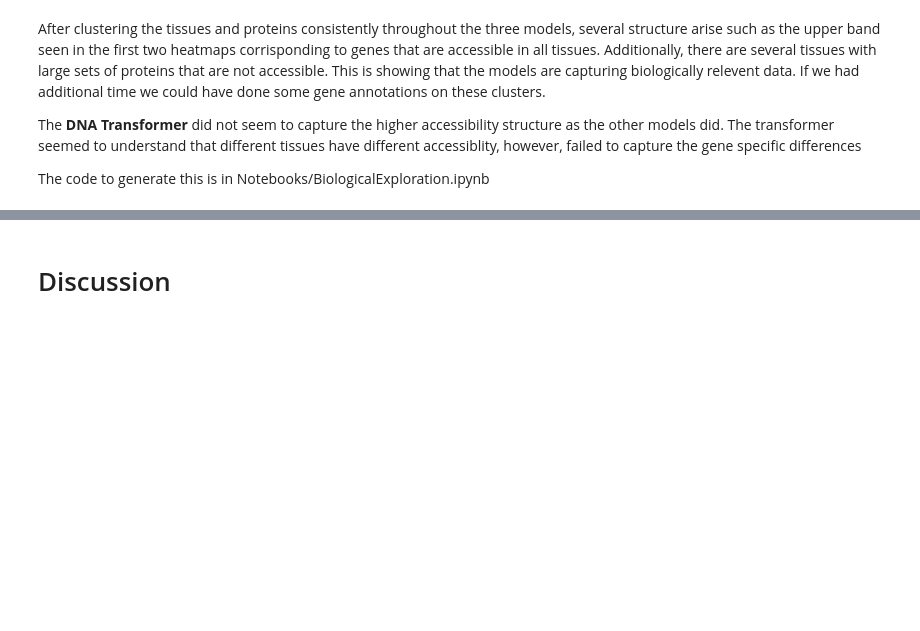
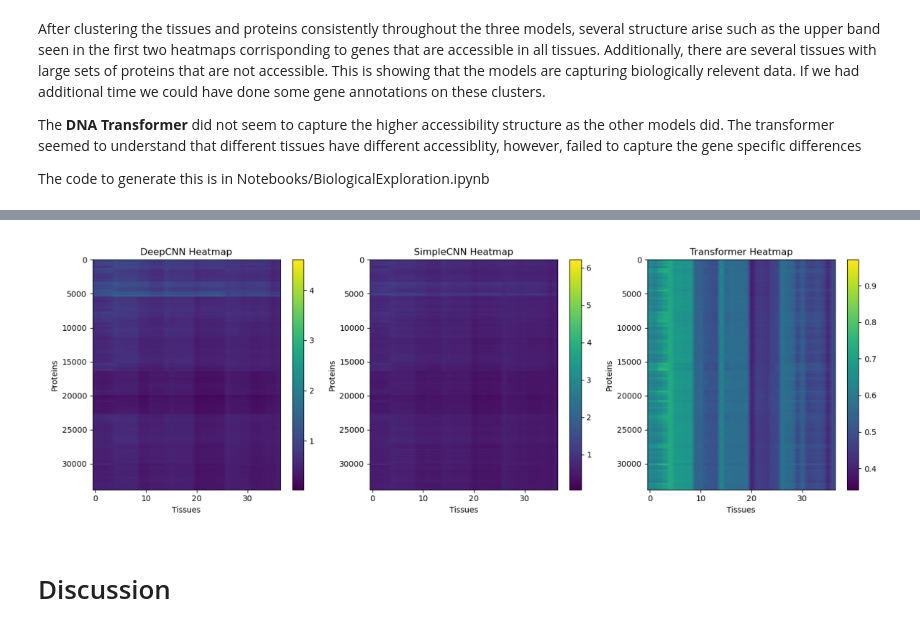
Before and after one commit to tedmonyak/CS525Arabidopsis, a Jupyter notebook: Final_Report.ipynb, the cells around one changed output, grey strips where cells are left out. Cells and saved outputs as stored; diff of their text form; code cells hidden in the pictures; blank space fills up the shorter version.

```diff
--- a/Final_Report.ipynb
+++ b/Final_Report.ipynb
@@ -239,3 +225,10 @@ img {
+# %%
+plt.figure(figsize=(15, 9))
+plt.imshow(imread('AccessibilityHeatmap.png'))
+plt.axis('off')
+plt.show()
+# %% [output]
+[figure, added]
 # %% [markdown]
 # Discussion
 # %% [markdown]
```
Also changed, not shown: parts of 1 cell of this notebook.
